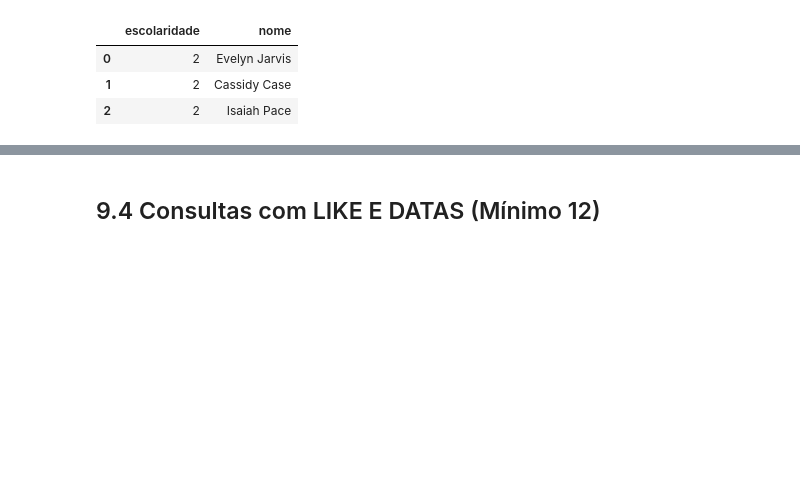
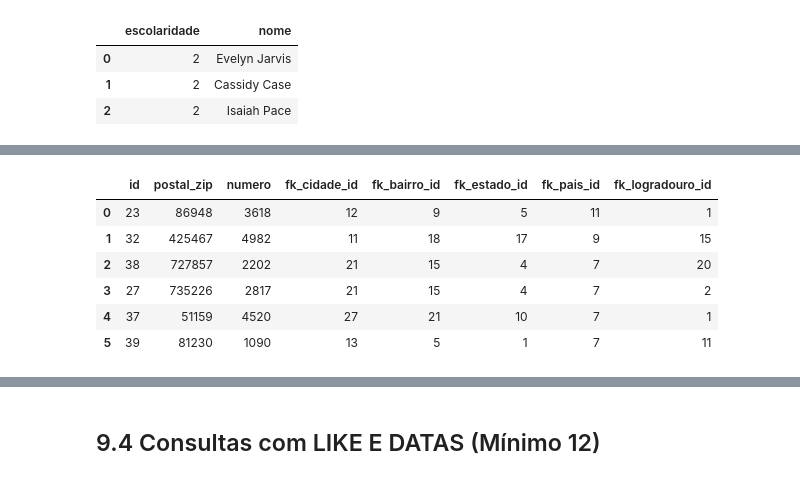
Before and after one commit to MateusLannes/Trabalho_BD1_2022, a Jupyter notebook: Files/ColabGHHL_Contrat.ipynb, the cells around one changed output, grey strips where cells are left out. Saved outputs shown, nothing was run; the diff lists cells and outputs as text; code cells hidden in the pictures; blank space fills up the shorter version.

```diff
--- a/Files/ColabGHHL_Contrat.ipynb
+++ b/Files/ColabGHHL_Contrat.ipynb
@@ -741,0 +753,11 @@ res
+# %%
+res = pd.read_sql_query("""select e.* from endereco as e where e.fk_pais_id=7 or e.fk_pais_id=9 or (e.fk_pais_id=11 and e.fk_estado_id=5) """,conn)
+res
+# %% [output]
+|  | id | postal_zip | numero | fk_cidade_id | fk_bairro_id | fk_estado_id | fk_pais_id | fk_logradouro_id |
+| 0 | 23 | 86948 | 3618 | 12 | 9 | 5 | 11 | 1 |
+| 1 | 32 | 425467 | 4982 | 11 | 18 | 17 | 9 | 15 |
+| 2 | 38 | 727857 | 2202 | 21 | 15 | 4 | 7 | 20 |
+| 3 | 27 | 735226 | 2817 | 21 | 15 | 4 | 7 | 2 |
+| 4 | 37 | 51159 | 4520 | 27 | 21 | 10 | 7 | 1 |
+| 5 | 39 | 81230 | 1090 | 13 | 5 | 1 | 7 | 11 |
```
Also changed, not shown: parts of 28 cells of this notebook.
